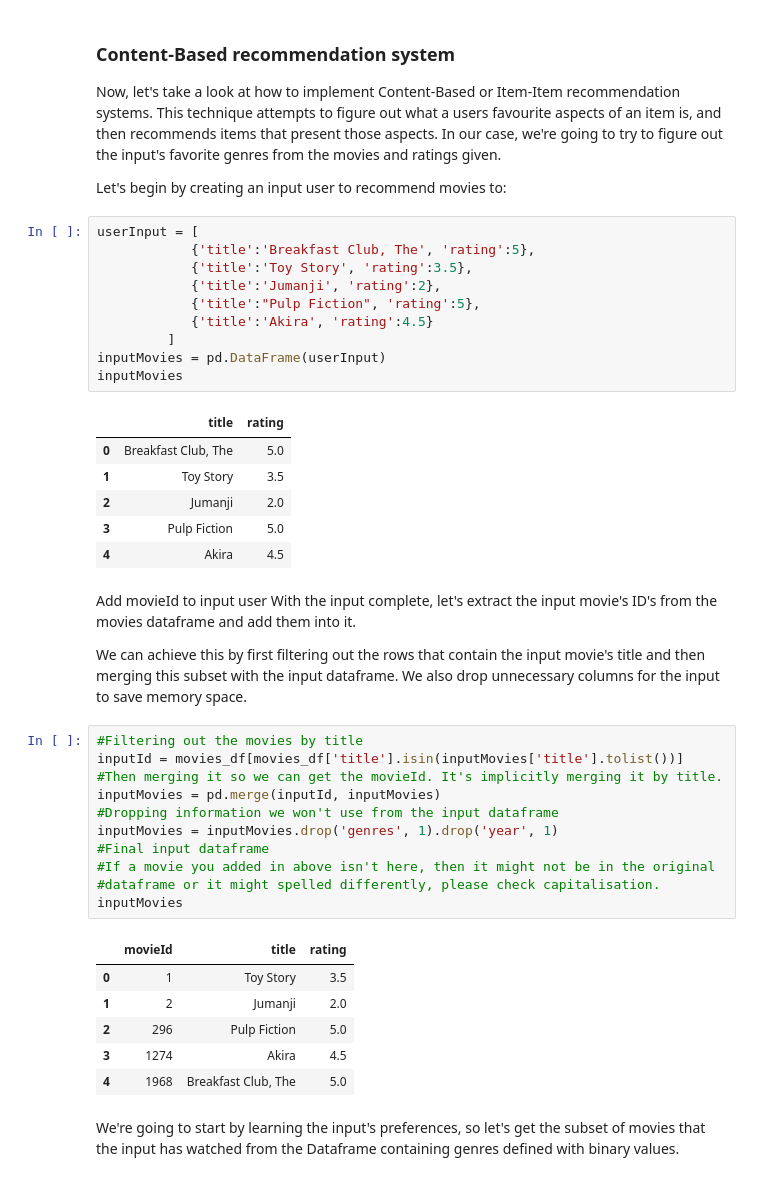
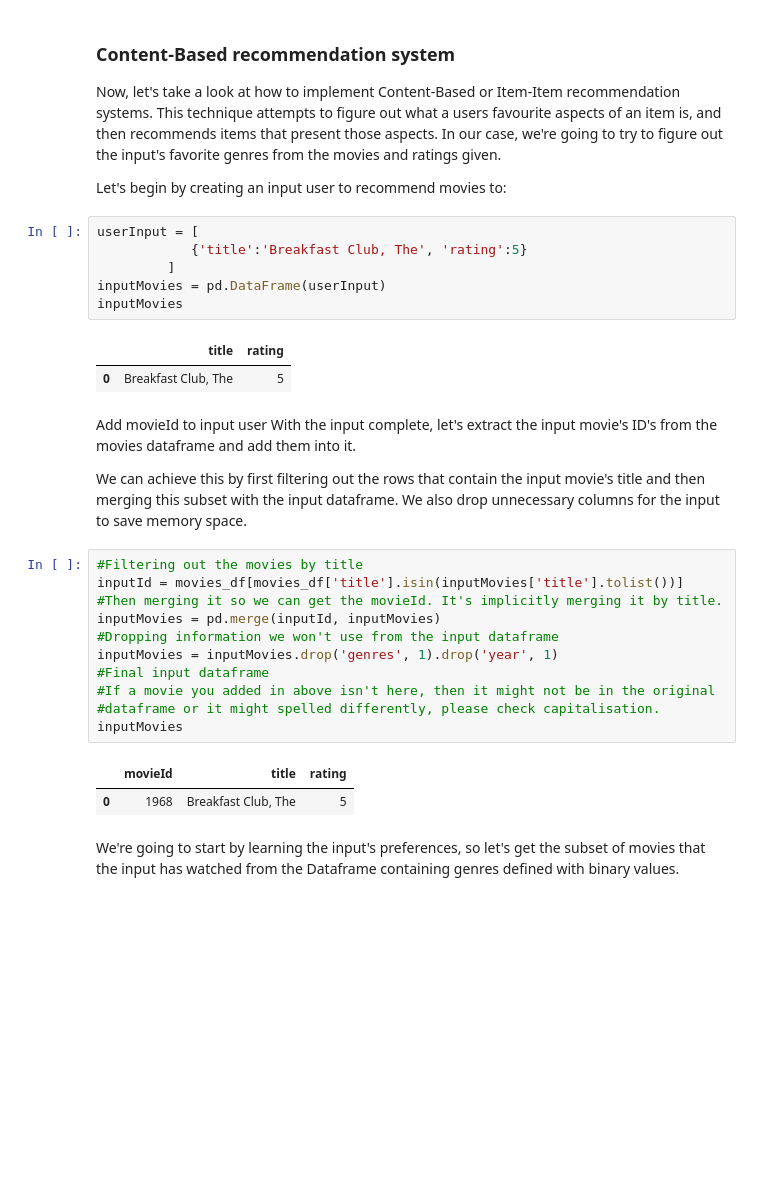
Before and after one commit to suprajarapuru/Predictive-Analytics, a Jupyter notebook: Assignments/RapuruSupraja_RecommenderSytems_Week10.ipynb, the cells around one changed output. Drawn from its saved outputs; the diff is of its cells as text; blank space fills up the shorter version.

```diff
--- a/Assignments/RapuruSupraja_RecommenderSytems_Week10.ipynb
+++ b/Assignments/RapuruSupraja_RecommenderSytems_Week10.ipynb
@@ -107,21 +107,13 @@ Now, let's take a look at how to implement Content-Based or Item-Item recommenda
 Let's begin by creating an input user to recommend movies to:
 # %%
 userInput = [
-            {'title':'Breakfast Club, The', 'rating':5},
-            {'title':'Toy Story', 'rating':3.5},
-            {'title':'Jumanji', 'rating':2},
-            {'title':"Pulp Fiction", 'rating':5},
-            {'title':'Akira', 'rating':4.5}
+            {'title':'Breakfast Club, The', 'rating':5}
          ]
 inputMovies = pd.DataFrame(userInput)
 inputMovies
 # %% [output]
 |  | title | rating |
-| 0 | Breakfast Club, The | 5.0 |
-| 1 | Toy Story | 3.5 |
-| 2 | Jumanji | 2.0 |
-| 3 | Pulp Fiction | 5.0 |
-| 4 | Akira | 4.5 |
+| 0 | Breakfast Club, The | 5 |
 # %% [markdown]
 Add movieId to input user
 With the input complete, let's extract the input movie's ID's from the movies dataframe and add them into it.
@@ -140,11 +132,7 @@ inputMovies = inputMovies.drop('genres', 1).drop('year', 1)
 inputMovies
 # %% [output]
 |  | movieId | title | rating |
-| 0 | 1 | Toy Story | 3.5 |
-| 1 | 2 | Jumanji | 2.0 |
-| 2 | 296 | Pulp Fiction | 5.0 |
-| 3 | 1274 | Akira | 4.5 |
-| 4 | 1968 | Breakfast Club, The | 5.0 |
+| 0 | 1968 | Breakfast Club, The | 5 |
 # %% [markdown]
 We're going to start by learning the input's preferences, so let's get the subset of movies that the input has watched from the Dataframe containing genres defined with binary values.
 # %%
```
Also changed, not shown: parts of 7 cells of this notebook.
